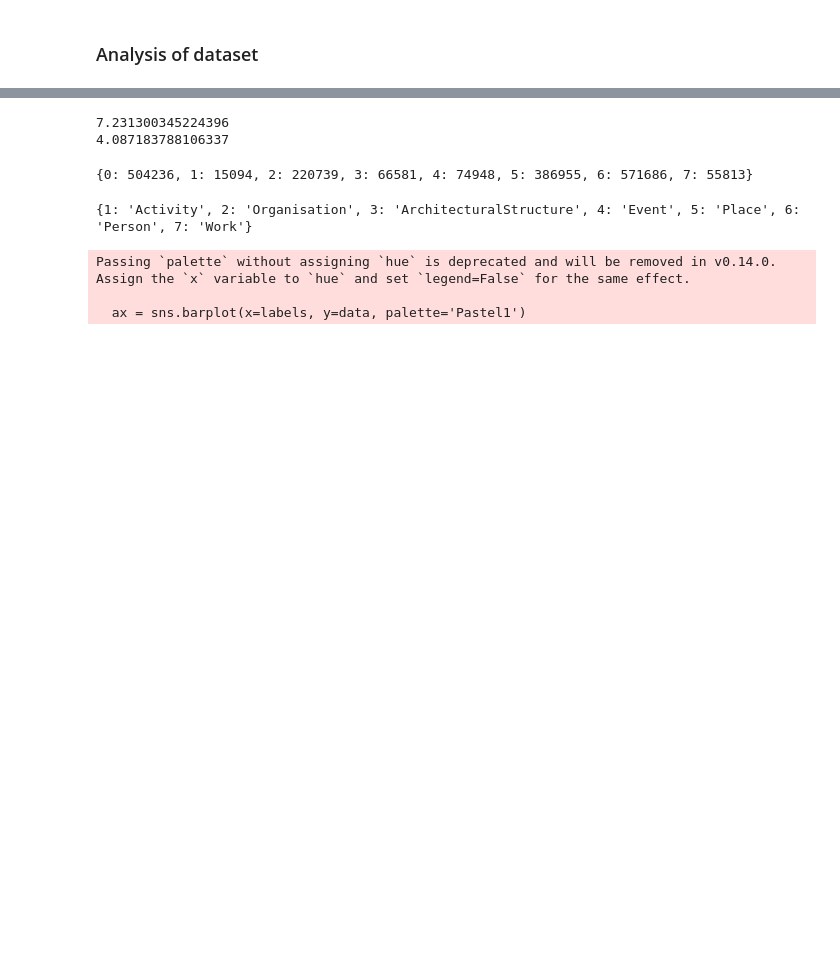
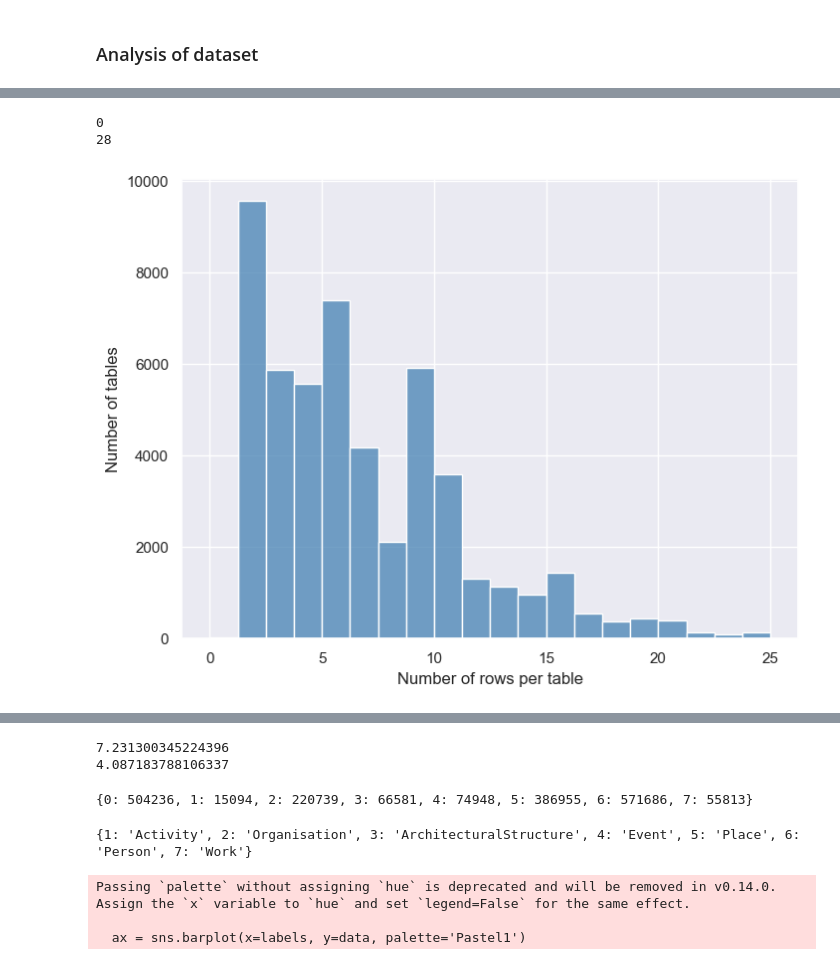
Before and after one commit to table-interpretation/wiki_table_NER, a Jupyter notebook: notebooks/data_plots.ipynb, the cells around one changed output, grey strips where cells are left out. Drawn from its saved outputs; the diff is of its cells as text; code cells hidden in the pictures; blank space fills up the shorter version.

```diff
--- a/notebooks/data_plots.ipynb
+++ b/notebooks/data_plots.ipynb
@@ -178,0 +83,13 @@ with tqdm(total=len(dataset)) as progress:
+# %%
+fig, ax = plt.subplots(1)
+sns.histplot(num_rows_after_clipping,kde=False,ax=ax,stat="count",binrange=[0,25], bins=20, color='steelblue')
+ax.set(xlabel='Number of rows per table', ylabel='Number of tables')
+
+#plt.savefig("num_rows_per_table_Wiki.png")
+
+print(num_rows_after_clipping.count(0))
+print(num_rows_after_clipping.count(1))
+# %% [output]
+0
+28
+[figure, added]
```
Also changed, not shown: parts of 42 cells of this notebook, 6 other files.
